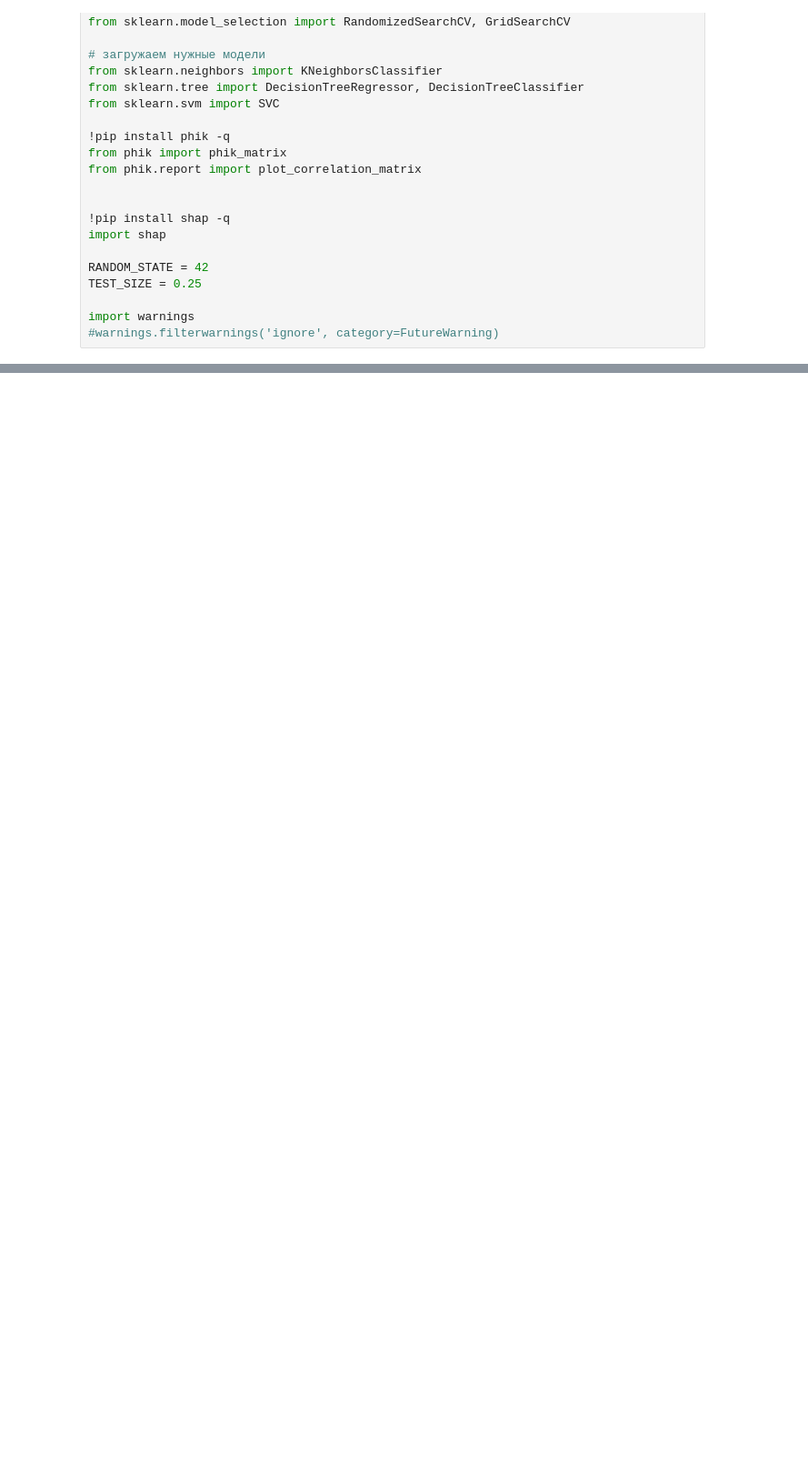
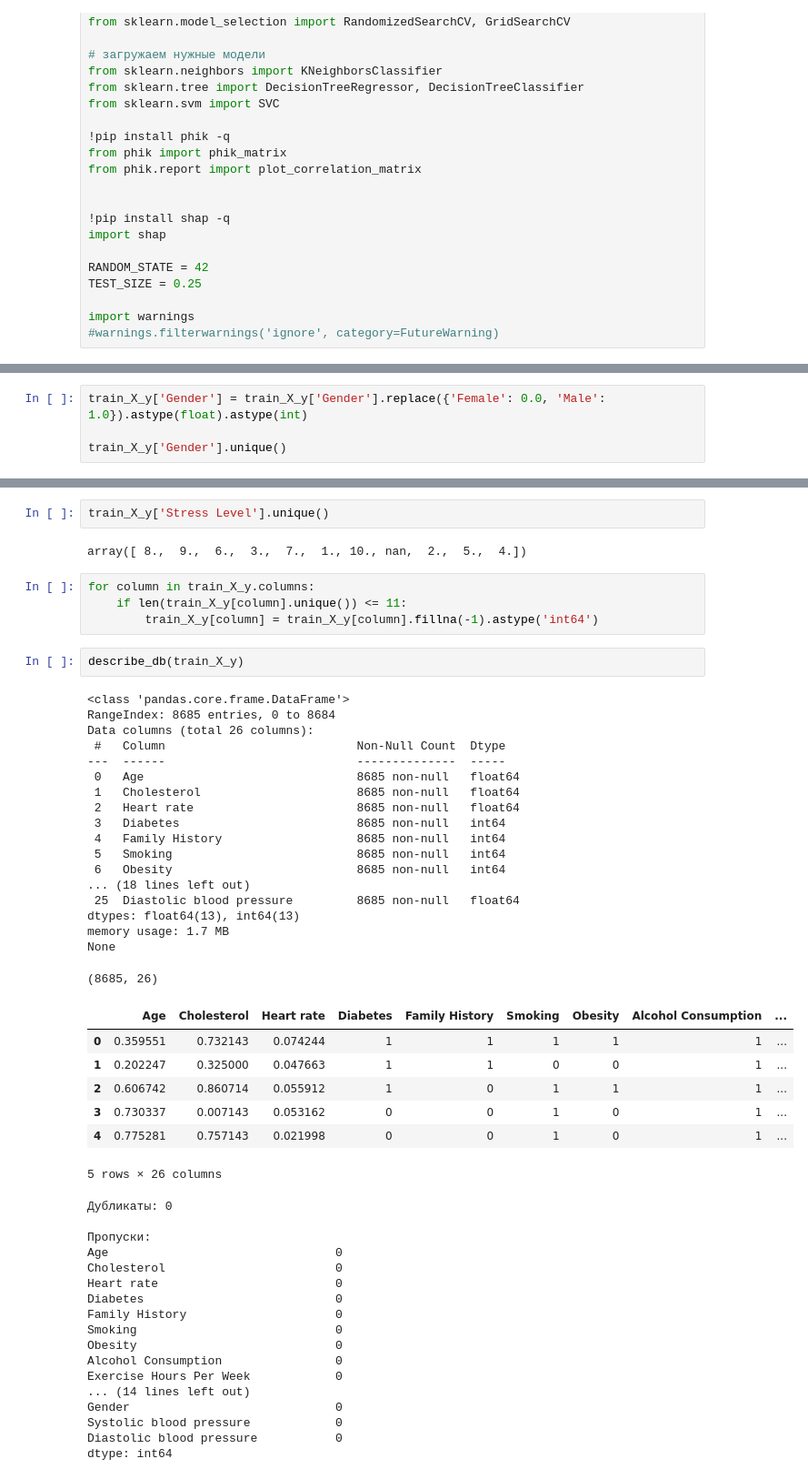
Before and after one commit to olga-tor/Heart_attack, a Jupyter notebook: Project_heart_atttack.ipynb, the cells around one changed output, grey strips where cells are left out. Shown at 91% size. Cells and saved outputs as stored; diff of their text form; blank space fills up the shorter version.

```diff
--- a/Project_heart_atttack.ipynb
+++ b/Project_heart_atttack.ipynb
@@ -72,0 +258,4 @@ import warnings
+# %%
+train_X_y['Gender'] = train_X_y['Gender'].replace({'Female': 0.0, 'Male': 1.0}).astype(float).astype(int)
+
+train_X_y['Gender'].unique()
@@ -72,0 +286,53 @@ import warnings
+# %%
+train_X_y['Stress Level'].unique()
+# %% [output]
+array([ 8.,  9.,  6.,  3.,  7.,  1., 10., nan,  2.,  5.,  4.])
+# %%
+for column in train_X_y.columns:
+    if len(train_X_y[column].unique()) <= 11:
+        train_X_y[column] = train_X_y[column].fillna(-1).astype('int64')
+# %%
+describe_db(train_X_y)
+# %% [output]
+<class 'pandas.core.frame.DataFrame'>
+RangeIndex: 8685 entries, 0 to 8684
+Data columns (total 26 columns):
+ #   Column                           Non-Null Count  Dtype
+---  ------                           --------------  -----
+ 0   Age                              8685 non-null   float64
+ 1   Cholesterol                      8685 non-null   float64
+ 2   Heart rate                       8685 non-null   float64
+ 3   Diabetes                         8685 non-null   int64
+ 4   Family History                   8685 non-null   int64
+ 5   Smoking                          8685 non-null   int64
+ 6   Obesity                          8685 non-null   int64
+... (18 lines left out)
+ 25  Diastolic blood pressure         8685 non-null   float64
+dtypes: float64(13), int64(13)
+memory usage: 1.7 MB
+None
+(8685, 26)
+|  | Age | Cholesterol | Heart rate | Diabetes | Family History | Smoking | Obesity | Alcohol Consumption | ... |
+| 0 | 0.359551 | 0.732143 | 0.074244 | 1 | 1 | 1 | 1 | 1 | ... |
+| 1 | 0.202247 | 0.325000 | 0.047663 | 1 | 1 | 0 | 0 | 1 | ... |
+| 2 | 0.606742 | 0.860714 | 0.055912 | 1 | 0 | 1 | 1 | 1 | ... |
+| 3 | 0.730337 | 0.007143 | 0.053162 | 0 | 0 | 1 | 0 | 1 | ... |
+| 4 | 0.775281 | 0.757143 | 0.021998 | 0 | 0 | 1 | 0 | 1 | ... |
+5 rows × 26 columns
+Дубликаты: 0
+
+Пропуски:
+Age                                0
+Cholesterol                        0
+Heart rate                         0
+Diabetes                           0
+Family History                     0
+Smoking                            0
+Obesity                            0
+Alcohol Consumption                0
+Exercise Hours Per Week            0
+... (14 lines left out)
+Gender                             0
+Systolic blood pressure            0
+Diastolic blood pressure           0
+dtype: int64
```
Also changed, not shown: parts of 20 cells of this notebook.
